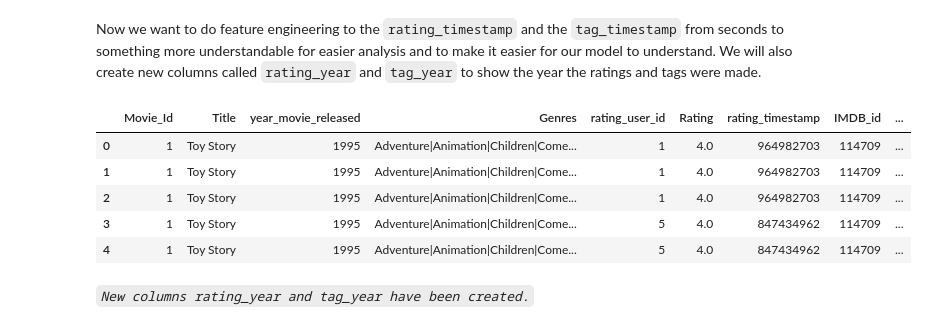
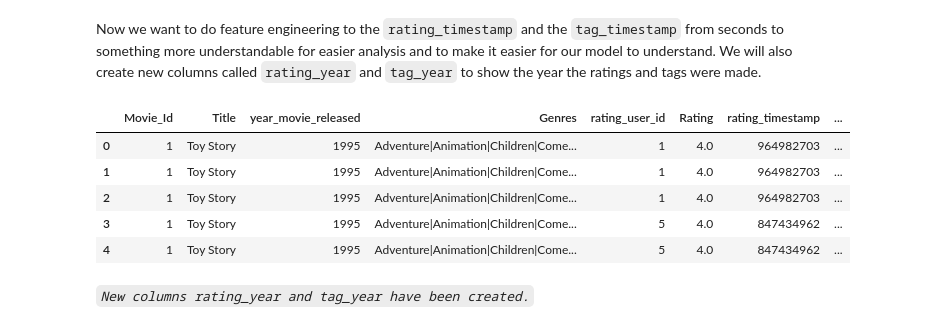
Before and after one commit to DennisWainaina/Movie-Recommendation-System-Project, a Jupyter notebook: index.ipynb, the cells around one changed output. Saved outputs shown, nothing was run; the diff lists cells and outputs as text; code cells hidden in the pictures.

```diff
--- a/index.ipynb
+++ b/index.ipynb
@@ -433,18 +433,25 @@ We also want to change the newly named column to be next to the `Title` column s
 # Creating a copy to test the function
 copy_df = new_df.copy()
 
-# The function which moves the position of specific columns to another place
 def column_mover(df, new_position, column_name):
+    """
+    Move a specific column to a new position in a DataFrame.
 
+    Parameters:
+        df (DataFrame): The DataFrame containing the column.
+        new_position (int): The index where the column should be moved to.
+        column_name (str): The name of the column to move.
 
- # Extracting the column to move
- column_to_move = df.pop(column_name)
+    Returns:
+        DataFrame: The DataFrame with the column moved to the new position.
+    """
+    # Extract the column to move
+    column_to_move = df.pop(column_name)
 
- # Inserting the column at the new position
- df.insert(new_position, column_name, column_to_move)
+    # Insert the column at the new position
+    df.insert(new_position, column_name, column_to_move)
 
- # Results
- return df
+    return df
 
 
 # Testing our function and seeing the results
@@ -476,20 +483,20 @@ new_df.head()
 # %% [markdown]
 Now we want to do feature engineering to the `rating_timestamp` and the `tag_timestamp` from seconds to something more understandable for easier analysis and to make it easier for our model to understand. We will also create new columns called `rating_year` and `tag_year` to show the year the ratings and tags were made.
 # %%
-# Converting 'rating_timestamp' column to a datetime object
-new_df['rating_year'] = pd.to_datetime(copy_df['rating_timestamp'], unit='s').dt.year
+# Converting 'rating_timestamp' column to a datetime object and extracting the year from the timestamps to create a new column rating_year
+new_df['rating_year'] = pd.to_datetime(new_df['rating_timestamp'], unit='s').dt.year
 
 # Then the 'tag_timestamp' column
-new_df['tag_year'] = pd.to_datetime(copy_df['tag_timestamp'], unit='s').dt.year
+new_df['tag_year'] = pd.to_datetime(new_df['tag_timestamp'], unit='s').dt.year
 
 # Seeing results
 new_df.head()
 # %% [output]
-|  | Movie_Id | Title | year_movie_released | Genres | rating_user_id | Rating | rating_timestamp | IMDB_id | ... |
-| 0 | 1 | Toy Story | 1995 | Adventure|Animation|Children|Come... | 1 | 4.0 | 964982703 | 114709 | ... |
-| 1 | 1 | Toy Story | 1995 | Adventure|Animation|Children|Come... | 1 | 4.0 | 964982703 | 114709 | ... |
-| 2 | 1 | Toy Story | 1995 | Adventure|Animation|Children|Come... | 1 | 4.0 | 964982703 | 114709 | ... |
-| 3 | 1 | Toy Story | 1995 | Adventure|Animation|Children|Come... | 5 | 4.0 | 847434962 | 114709 | ... |
-| 4 | 1 | Toy Story | 1995 | Adventure|Animation|Children|Come... | 5 | 4.0 | 847434962 | 114709 | ... |
+|  | Movie_Id | Title | year_movie_released | Genres | rating_user_id | Rating | rating_timestamp | ... |
+| 0 | 1 | Toy Story | 1995 | Adventure|Animation|Children|Come... | 1 | 4.0 | 964982703 | ... |
+| 1 | 1 | Toy Story | 1995 | Adventure|Animation|Children|Come... | 1 | 4.0 | 964982703 | ... |
+| 2 | 1 | Toy Story | 1995 | Adventure|Animation|Children|Come... | 1 | 4.0 | 964982703 | ... |
+| 3 | 1 | Toy Story | 1995 | Adventure|Animation|Children|Come... | 5 | 4.0 | 847434962 | ... |
+| 4 | 1 | Toy Story | 1995 | Adventure|Animation|Children|Come... | 5 | 4.0 | 847434962 | ... |
 # %% [markdown]
 *`New columns rating_year and tag_year have been created.`*
```
Also changed, not shown: parts of 8 cells of this notebook.
